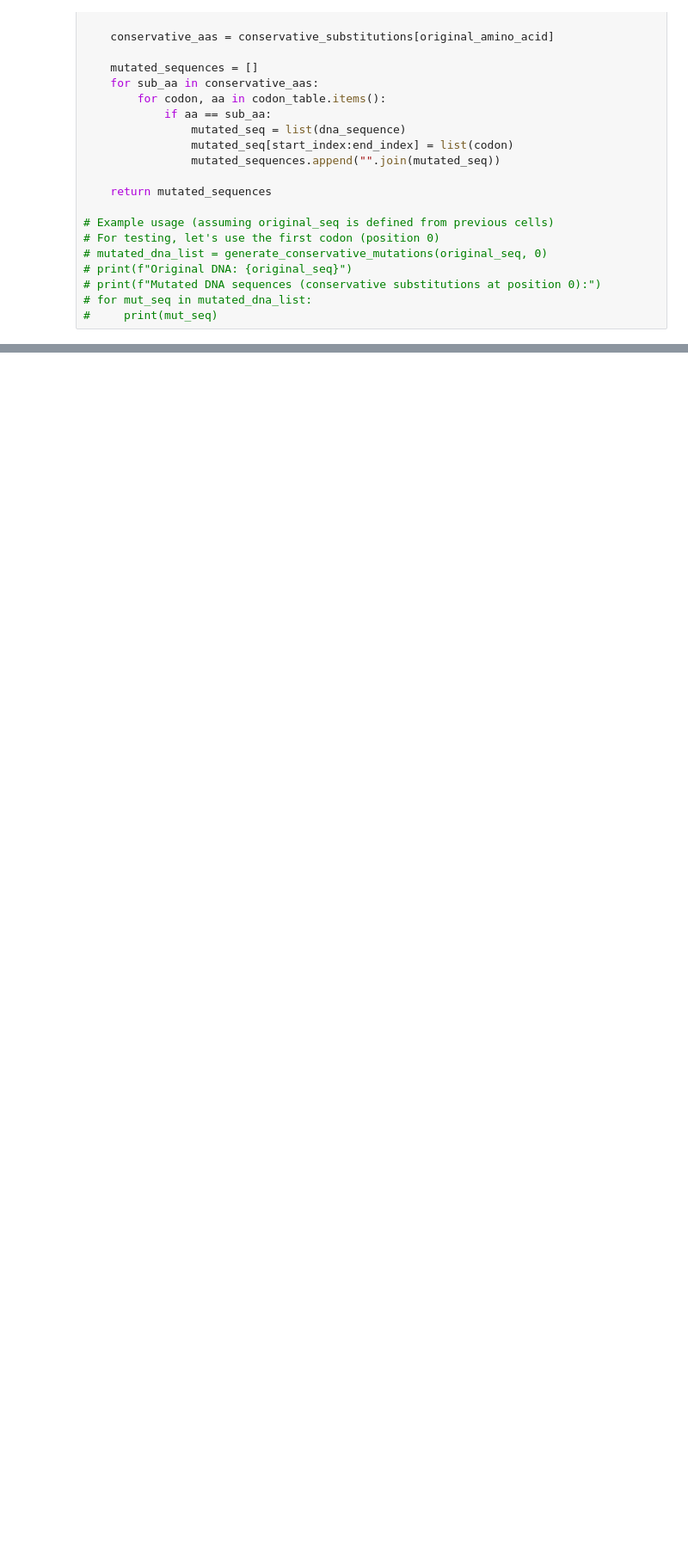
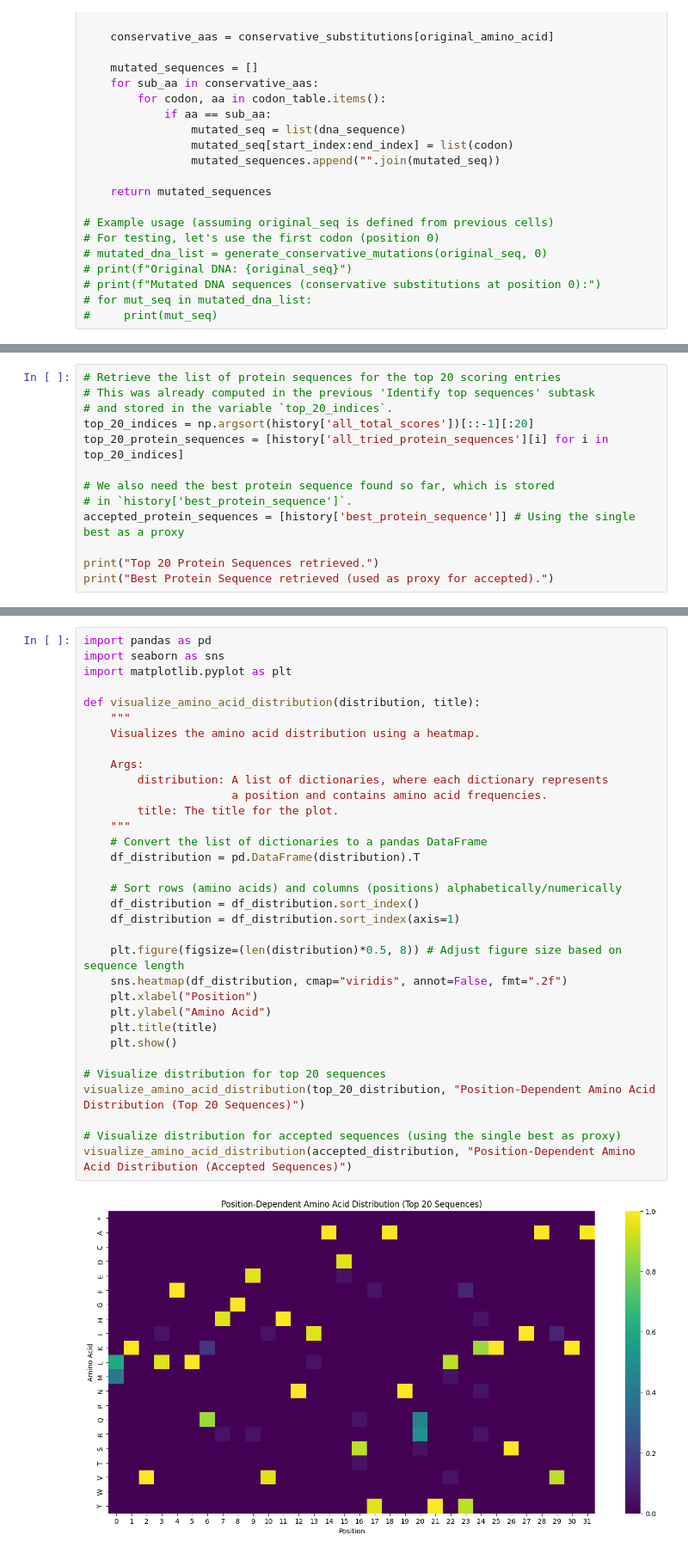
Before and after one commit to bforsbe/SK2534, a Jupyter notebook: omegafold.ipynb, the cells around one changed output, grey strips where cells are left out. Shown at 86% size. Drawn from its saved outputs; the diff is of its cells as text; blank space fills up the shorter version.

```diff
--- a/omegafold.ipynb
+++ b/omegafold.ipynb
@@ -869,0 +1272,13 @@ plt.show()
+# %%
+# Retrieve the list of protein sequences for the top 20 scoring entries
+# This was already computed in the previous 'Identify top sequences' subtask
+# and stored in the variable `top_20_indices`.
+top_20_indices = np.argsort(history['all_total_scores'])[::-1][:20]
+top_20_protein_sequences = [history['all_tried_protein_sequences'][i] for i in top_20_indices]
+
+# We also need the best protein sequence found so far, which is stored
+# in `history['best_protein_sequence']`.
+accepted_protein_sequences = [history['best_protein_sequence']] # Using the single best as a proxy
+
+print("Top 20 Protein Sequences retrieved.")
+print("Best Protein Sequence retrieved (used as proxy for accepted).")
@@ -925,0 +1380,35 @@ Top 20 Protein Sequences:
+# %%
+import pandas as pd
+import seaborn as sns
+import matplotlib.pyplot as plt
+
+def visualize_amino_acid_distribution(distribution, title):
+    """
+    Visualizes the amino acid distribution using a heatmap.
+
+    Args:
+        distribution: A list of dictionaries, where each dictionary represents
+                      a position and contains amino acid frequencies.
+        title: The title for the plot.
+    """
+    # Convert the list of dictionaries to a pandas DataFrame
+    df_distribution = pd.DataFrame(distribution).T
+
+    # Sort rows (amino acids) and columns (positions) alphabetically/numerically
+    df_distribution = df_distribution.sort_index()
+    df_distribution = df_distribution.sort_index(axis=1)
+
+    plt.figure(figsize=(len(distribution)*0.5, 8)) # Adjust figure size based on sequence length
+    sns.heatmap(df_distribution, cmap="viridis", annot=False, fmt=".2f")
+    plt.xlabel("Position")
+    plt.ylabel("Amino Acid")
+    plt.title(title)
+    plt.show()
+
+# Visualize distribution for top 20 sequences
+visualize_amino_acid_distribution(top_20_distribution, "Position-Dependent Amino Acid Distribution (Top 20 Sequences)")
+
+# Visualize distribution for accepted sequences (using the single best as proxy)
+visualize_amino_acid_distribution(accepted_distribution, "Position-Dependent Amino Acid Distribution (Accepted Sequences)")
+# %% [output]
+[figure, added]
```
Also changed, not shown: parts of 32 cells of this notebook.
